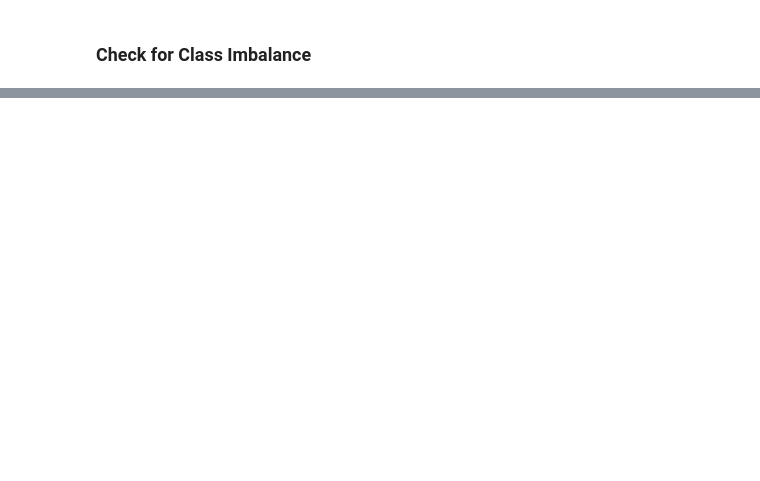
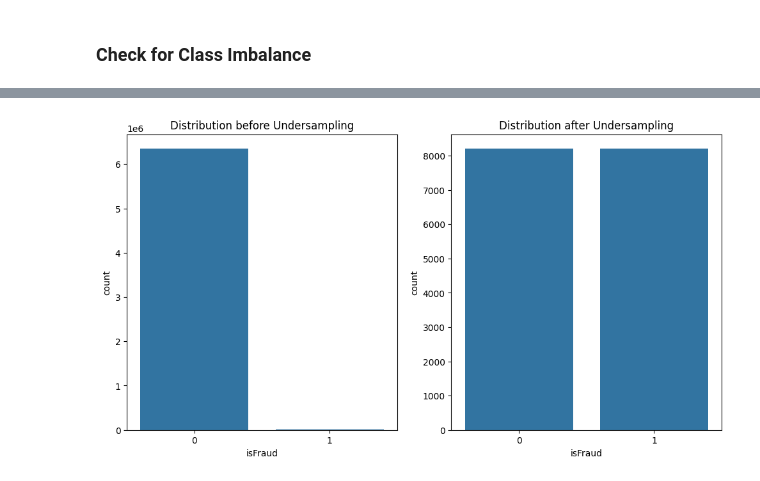
Before and after one commit to waquas9248/SE512, a Jupyter notebook: Fraud Detection.ipynb, the cells around one changed output, grey strips where cells are left out. Saved outputs shown, nothing was run; the diff lists cells and outputs as text; code cells hidden in the pictures; blank space fills up the shorter version.

```diff
--- a/Fraud Detection.ipynb
+++ b/Fraud Detection.ipynb
@@ -120,6 +110,7 @@ ValueError: Length mismatch: Expected axis has 10 elements, new values have 11 e
 # %%
 # Pick features with numerical value, excluding the class column
 features = ['Transaction_Hours','Transaction_Amount', 'Sender_Balance_Previous_Transaction','Sender_Balance_After_Transaction','Receiver_Balance_Previous_Transaction','Receiver_Balance_After_Transaction']
+numerical_features = dff[features]
 # %% [markdown]
 ### Check for skewed distributions
 # %%
@@ -154,0 +184,24 @@ NameError: name 'plt' is not defined
+# %%
+# Perform undersampling on the majority class
+features = numerical_features
+target = dff['isFraud']
+
+undersampler = RandomUnderSampler(sampling_strategy='majority', random_state=42)
+features_resampled, target_resampled = undersampler.fit_resample(features, target)
+
+# Plot the distribution before and after undersampling
+plt.figure(figsize=(12, 6))
+
+# Plot the distribution before undersampling
+plt.subplot(1, 2, 1)
+sns.countplot(x=target)
+plt.title('Distribution before Undersampling')
+
+# Plot the distribution after undersampling
+plt.subplot(1, 2, 2)
+sns.countplot(x=target_resampled)
+plt.title('Distribution after Undersampling')
+
+plt.show()
+# %% [output]
+[figure, added]
```
Also changed, not shown: parts of 10 cells of this notebook.
